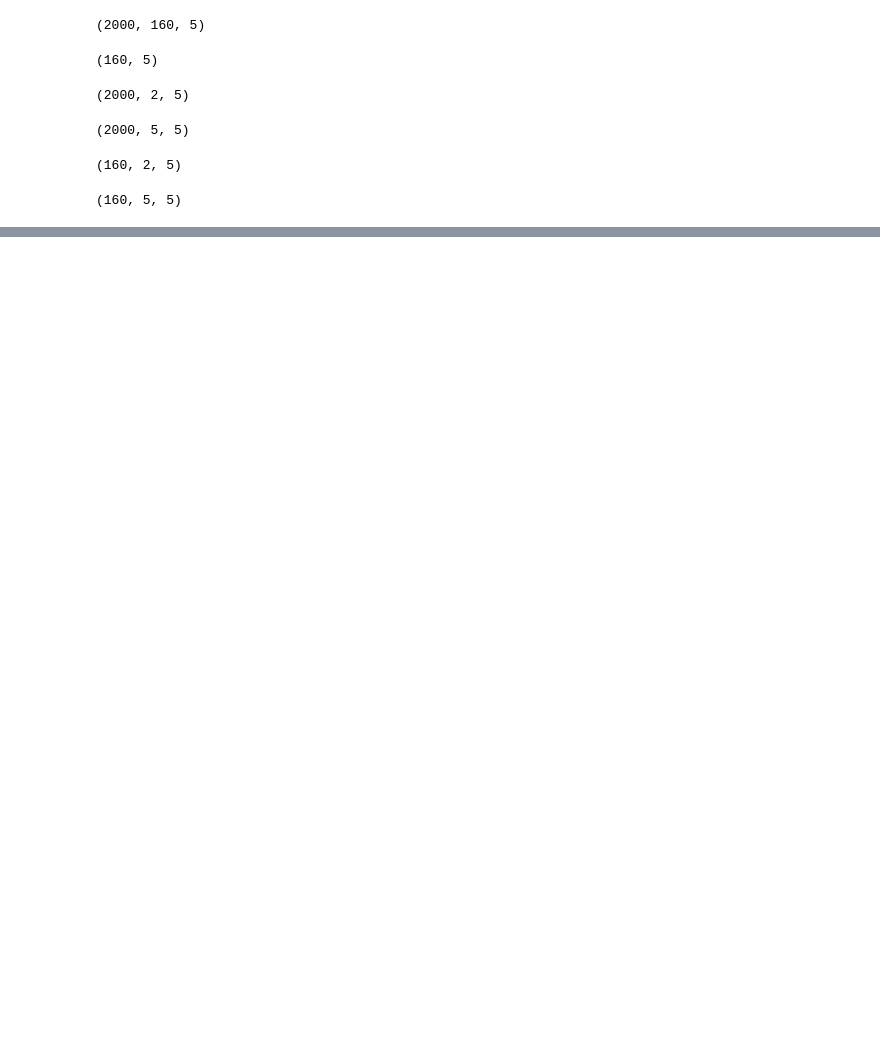
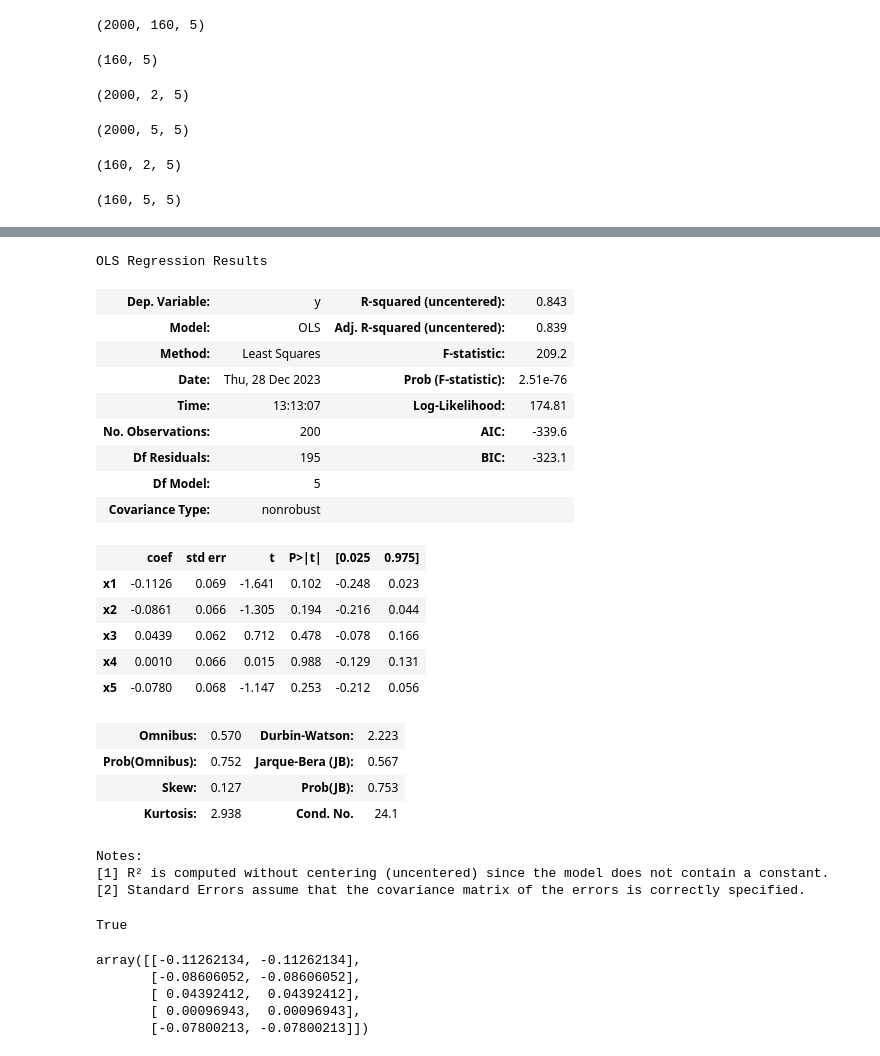
Before and after one commit to miguel-conde/explo_py, a Jupyter notebook: PYTHON/notebooks/TABLAS/explo_numpy.ipynb, the cells around one changed output, grey strips where cells are left out. Saved outputs shown, nothing was run; the diff lists cells and outputs as text; code cells hidden in the pictures; blank space fills up the shorter version.

```diff
--- a/PYTHON/notebooks/TABLAS/explo_numpy.ipynb
+++ b/PYTHON/notebooks/TABLAS/explo_numpy.ipynb
@@ -459,0 +744,44 @@ print(media_extra_features_data.shape)
+# %%
+from statsmodels.regression.linear_model import OLS
+
+model = OLS(Y, X)
+results = model.fit()
+results.summary()
+# %% [output]
+OLS Regression Results
+| Dep. Variable: | y | R-squared (uncentered): | 0.843 |
+| Model: | OLS | Adj. R-squared (uncentered): | 0.839 |
+| Method: | Least Squares | F-statistic: | 209.2 |
+| Date: | Thu, 28 Dec 2023 | Prob (F-statistic): | 2.51e-76 |
+| Time: | 13:13:07 | Log-Likelihood: | 174.81 |
+| No. Observations: | 200 | AIC: | -339.6 |
+| Df Residuals: | 195 | BIC: | -323.1 |
+| Df Model: | 5 |  |  |
+| Covariance Type: | nonrobust |  |  |
+|  | coef | std err | t | P>|t| | [0.025 | 0.975] |
+| x1 | -0.1126 | 0.069 | -1.641 | 0.102 | -0.248 | 0.023 |
+| x2 | -0.0861 | 0.066 | -1.305 | 0.194 | -0.216 | 0.044 |
+| x3 | 0.0439 | 0.062 | 0.712 | 0.478 | -0.078 | 0.166 |
+| x4 | 0.0010 | 0.066 | 0.015 | 0.988 | -0.129 | 0.131 |
+| x5 | -0.0780 | 0.068 | -1.147 | 0.253 | -0.212 | 0.056 |
+| Omnibus: | 0.570 | Durbin-Watson: | 2.223 |
+| Prob(Omnibus): | 0.752 | Jarque-Bera (JB): | 0.567 |
+| Skew: | 0.127 | Prob(JB): | 0.753 |
+| Kurtosis: | 2.938 | Cond. No. | 24.1 |
+Notes:
+[1] R² is computed without centering (uncentered) since the model does not contain a constant.
+[2] Standard Errors assume that the covariance matrix of the errors is correctly specified.
+# %%
+# extract betas
+OLS_Betas_hat = results.params
+np.allclose(Betas_hat, OLS_Betas_hat.reshape(-1,1))
+# %% [output]
+True
+# %%
+np.concatenate([OLS_Betas_hat.reshape(-1,1), Betas_hat], axis = 1)
+# %% [output]
+array([[-0.11262134, -0.11262134],
+       [-0.08606052, -0.08606052],
+       [ 0.04392412,  0.04392412],
+       [ 0.00096943,  0.00096943],
+       [-0.07800213, -0.07800213]])
```
Also changed, not shown: parts of 37 cells of this notebook, 1 other file.
